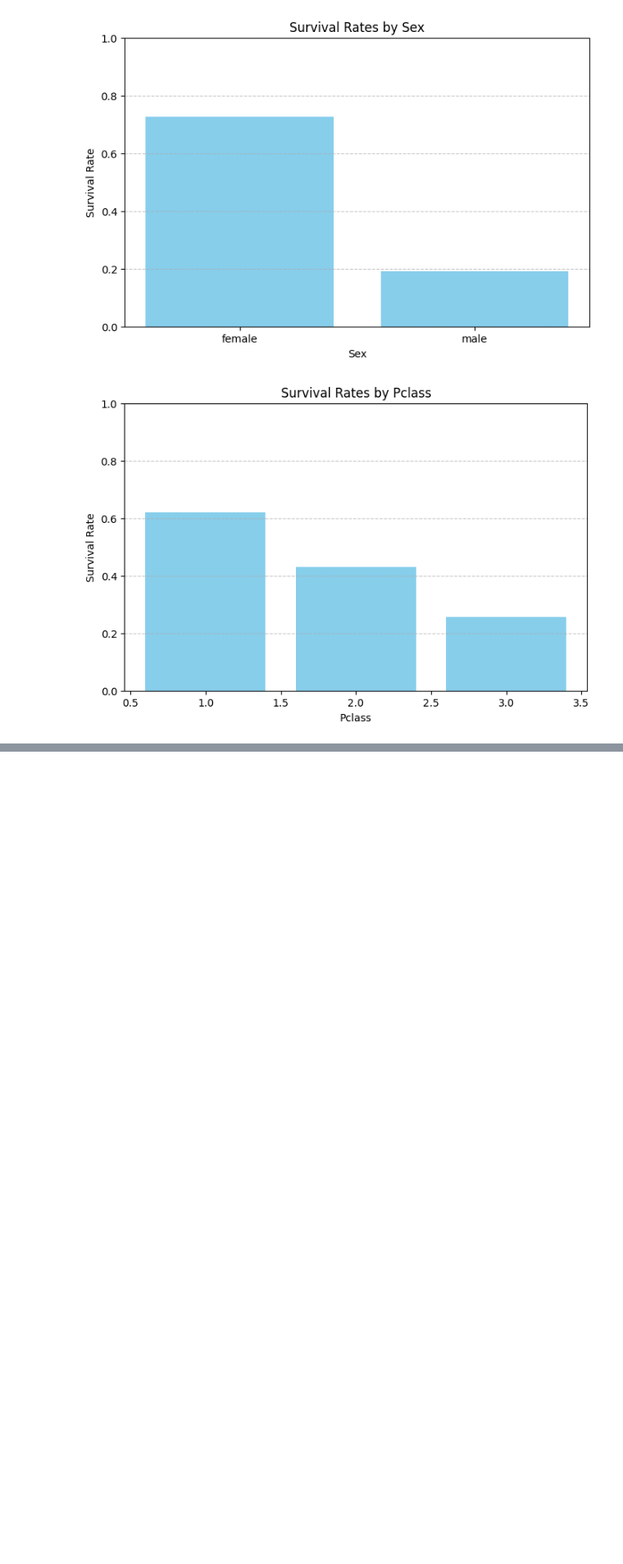
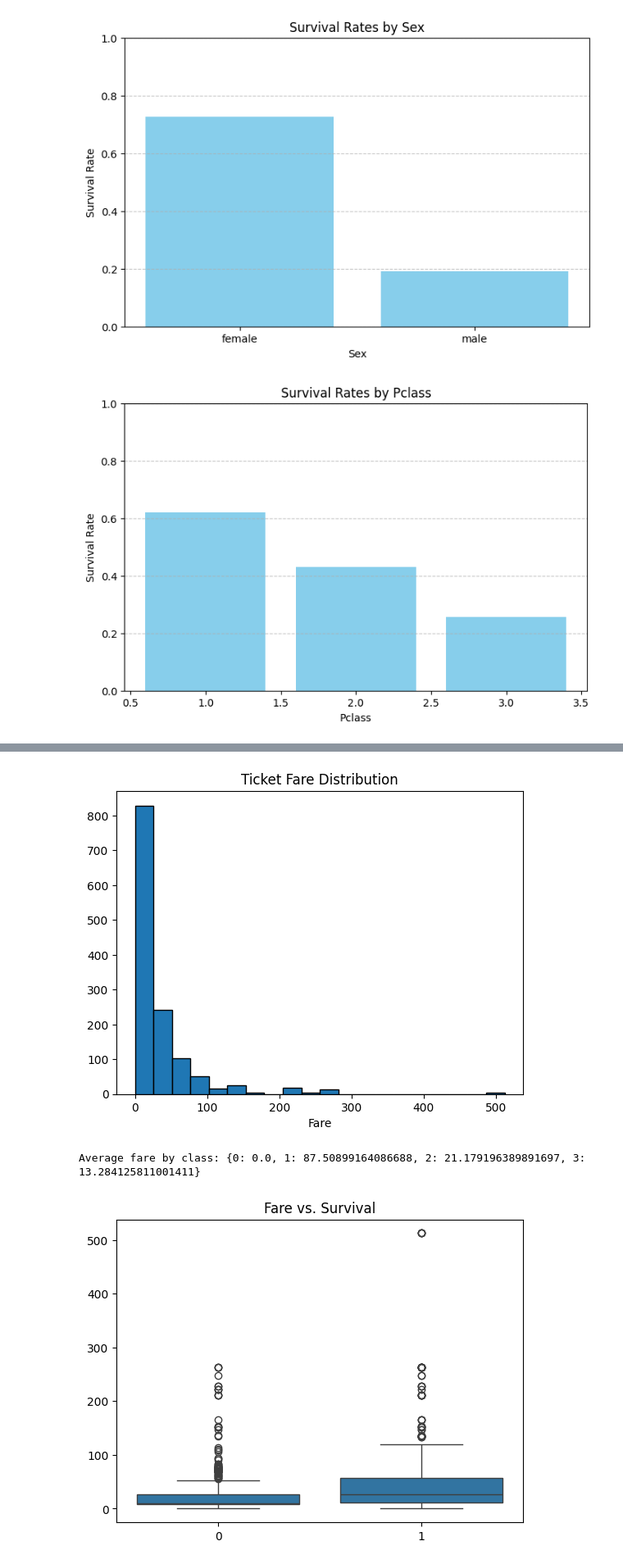
Before and after one commit to Aayush-Joshi-01/Python, a Jupyter notebook: Week-9/05 July/Prods/Assignment/Project_Titanic_Analysis/Analysis_Jupyter/Analysis.ipynb, the cells around one changed output, grey strips where cells are left out. Shown at 82% size. Cells and saved outputs as stored; diff of their text form; code cells hidden in the pictures; blank space fills up the shorter version.

Commit message:
added financial analysis as well as survival analysis

```diff
--- a/Week-9/05 July/Prods/Assignment/Project_Titanic_Analysis/Analysis_Jupyter/Analysis.ipynb
+++ b/Week-9/05 July/Prods/Assignment/Project_Titanic_Analysis/Analysis_Jupyter/Analysis.ipynb
@@ -242,0 +319,42 @@ plot_survival_rate(df, 'pclass')
+# %%
+import matplotlib.pyplot as plt
+import seaborn as sns
+import numpy as np
+from typing import Dict
+
+
+class Financial_Controller:
+
+    @staticmethod
+    def ticket_fare_distribution(arr: np.ndarray) -> None:
+        plt.hist(arr['fare'], bins=20, edgecolor='black')
+        plt.xlabel('Fare')
+        plt.title('Ticket Fare Distribution')
+        plt.show()
+
+    @staticmethod
+    def average_fare_by_class(arr: np.ndarray) -> Dict[int, float]:
+        pclasses = np.unique(arr['pclass'])
+        average_fare_by_class: Dict[int, float] = {}
+        for pclass in pclasses:
+            mask = arr['pclass'] == pclass
+            average_fare = np.mean(arr['fare'][mask])
+            average_fare_by_class[int(pclass)] = float(average_fare)
+        return average_fare_by_class
+
+    @staticmethod
+    def fare_vs_survival(arr: np.ndarray) -> None:
+        sns.boxplot(x=arr['survived'], y=arr['fare'])
+        plt.title('Fare vs. Survival')
+        plt.show()
+# %%
+controller = Financial_Controller()
+
+
+controller.ticket_fare_distribution(data)
+print("Average fare by class:", controller.average_fare_by_class(data))
+controller.fare_vs_survival(data)
+# %% [output]
+[figure, added]
+Average fare by class: {0: 0.0, 1: 87.50899164086688, 2: 21.179196389891697, 3: 13.284125811001411}
+[figure, added]
```
Also changed, not shown: parts of 4 cells of this notebook, 4 other files.
